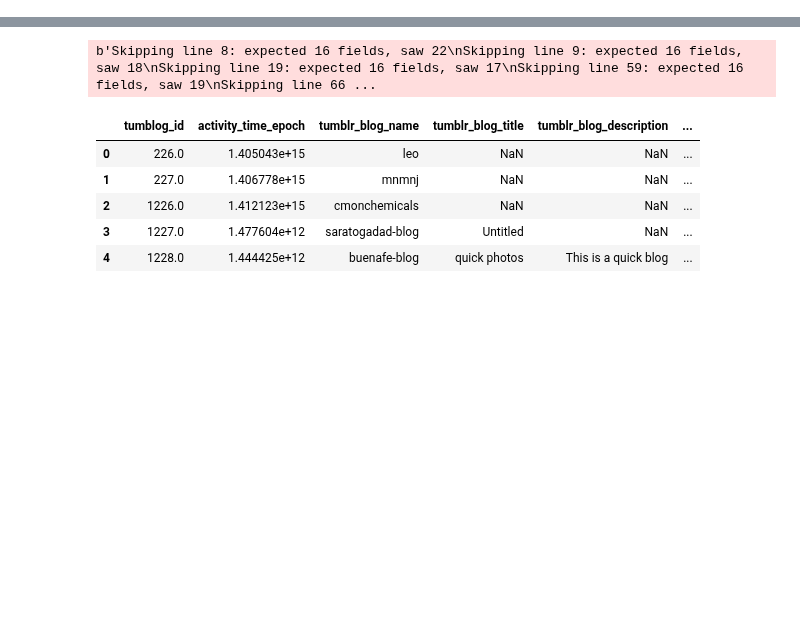
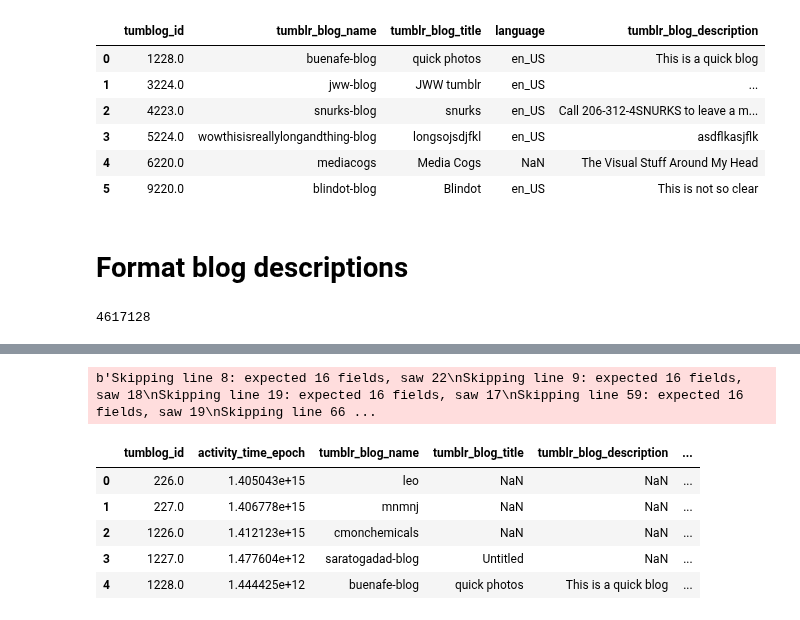
Before and after one commit to michaelmilleryoder/tumblr-scripts, a Jupyter notebook: jupyter/stance_identity_data.ipynb, the cells around one changed output, grey strips where cells are left out. Saved outputs shown, nothing was run; the diff lists cells and outputs as text; code cells hidden in the pictures; blank space fills up the shorter version.

```diff
--- a/jupyter/stance_identity_data.ipynb
+++ b/jupyter/stance_identity_data.ipynb
@@ -15,0 +97,17 @@ import random
+# %%
+en_data.loc[:5, ['tumblog_id', 'tumblr_blog_name', 'tumblr_blog_title', 'language', 'tumblr_blog_description']]
+# %% [output]
+|  | tumblog_id | tumblr_blog_name | tumblr_blog_title | language | tumblr_blog_description |
+| 0 | 1228.0 | buenafe-blog | quick photos | en_US | This is a quick blog |
+| 1 | 3224.0 | jww-blog | JWW tumblr | en_US | ... |
+| 2 | 4223.0 | snurks-blog | snurks | en_US | Call 206-312-4SNURKS to leave a m... |
+| 3 | 5224.0 | wowthisisreallylongandthing-blog | longsojsdjfkl | en_US | asdflkasjflk |
+| 4 | 6220.0 | mediacogs | Media Cogs | NaN | The Visual Stuff Around My Head |
+| 5 | 9220.0 | blindot-blog | Blindot | en_US | This is not so clear |
+# %% [markdown]
+# Format blog descriptions
+# %%
+en_data = pd.read_csv('/usr0/home/mamille2/tumblr/data/en_blog_descriptions.csv')
+len(en_data)
+# %% [output]
+4617128
```
Also changed, not shown: parts of 37 cells of this notebook, 1 other file.
